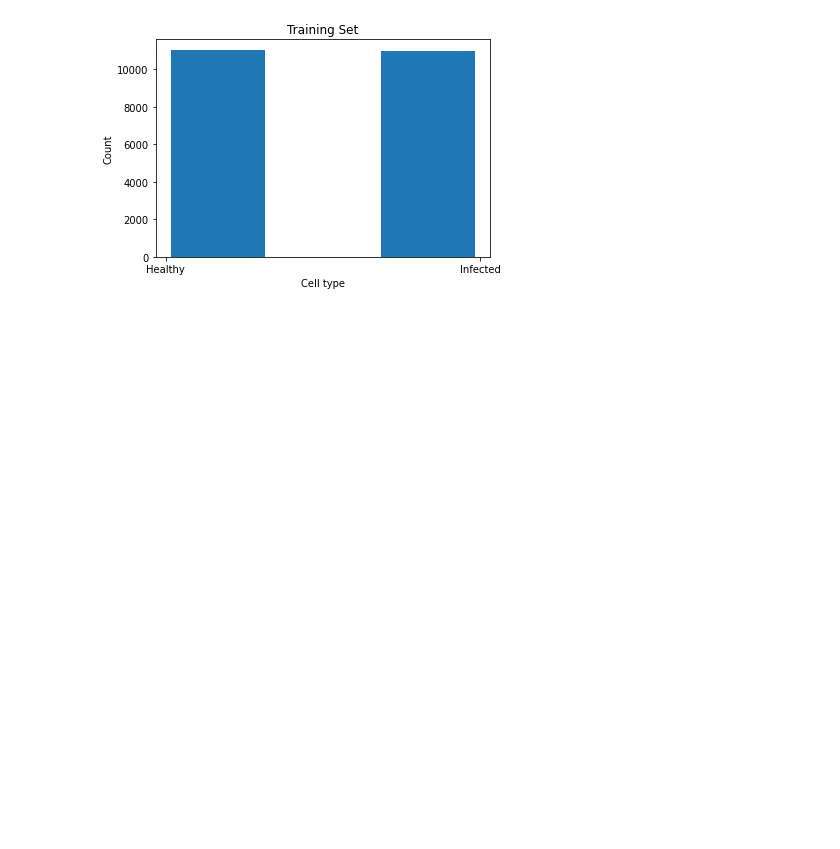
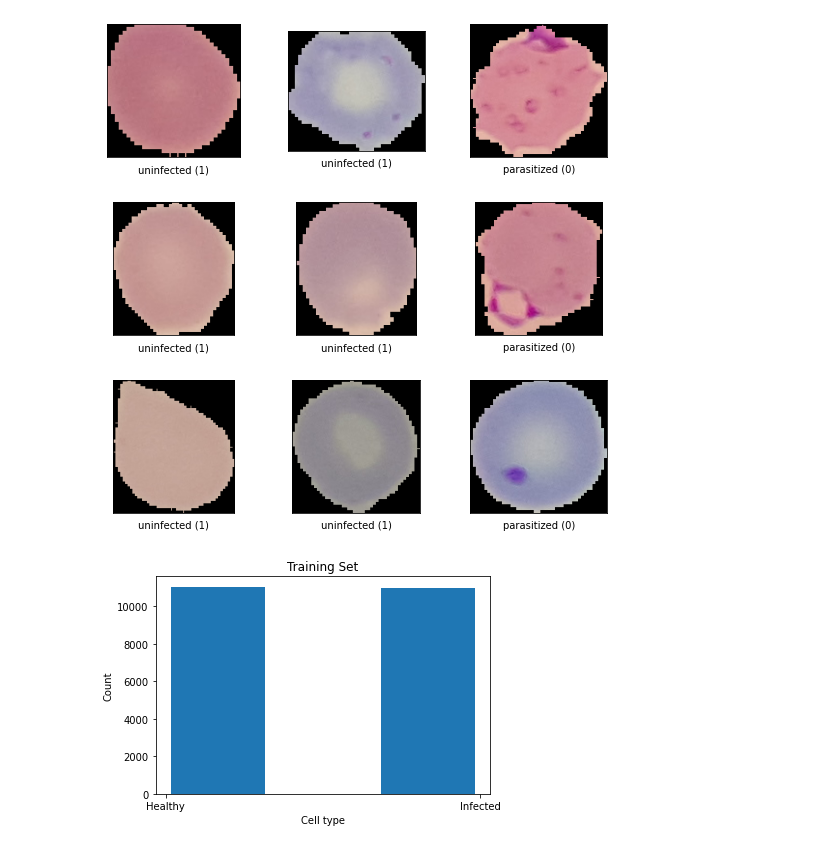
Before and after one commit to Siddhant0701/Malaria-Cell-Detection, a Jupyter notebook: main/malaria_cell_cnn.ipynb, the cells around one changed output. Cells and saved outputs as stored; diff of their text form; code cells hidden in the pictures; blank space fills up the shorter version.

Commit message:
Added visualization examples for Dataset

```diff
--- a/main/malaria_cell_cnn.ipynb
+++ b/main/malaria_cell_cnn.ipynb
@@ -4,6 +4,12 @@ import tensorflow_datasets as tfds
 from tensorflow import keras
 import matplotlib.pyplot as plt
 import numpy as np
+# %%
+ds, info = tfds.load('malaria', split='train', with_info=True)
+# %%
+fig = tfds.visualization.show_examples(ds, info)
+# %% [output]
+[figure, added]
 # %%
 (training_images, training_labels), train_info = tfds.load(name='malaria', split='train[:80%]', batch_size=-1, with_info=True, as_supervised=True)
 (validation_images, validation_labels), validation_info = tfds.load(name='malaria', split='train[80%:90%]', batch_size=-1, with_info=True, as_supervised=True)
```
Also changed, not shown: 2 other files.
